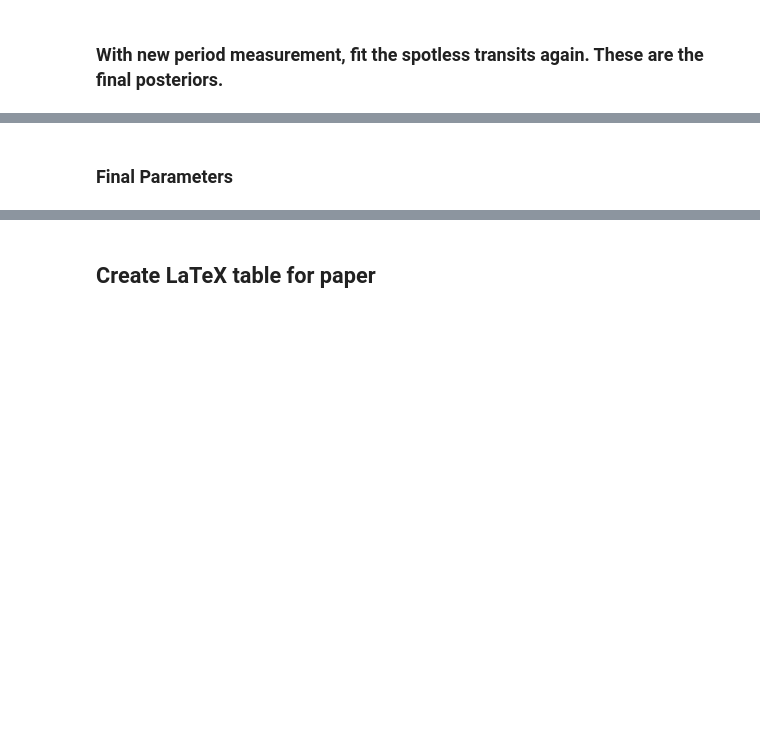
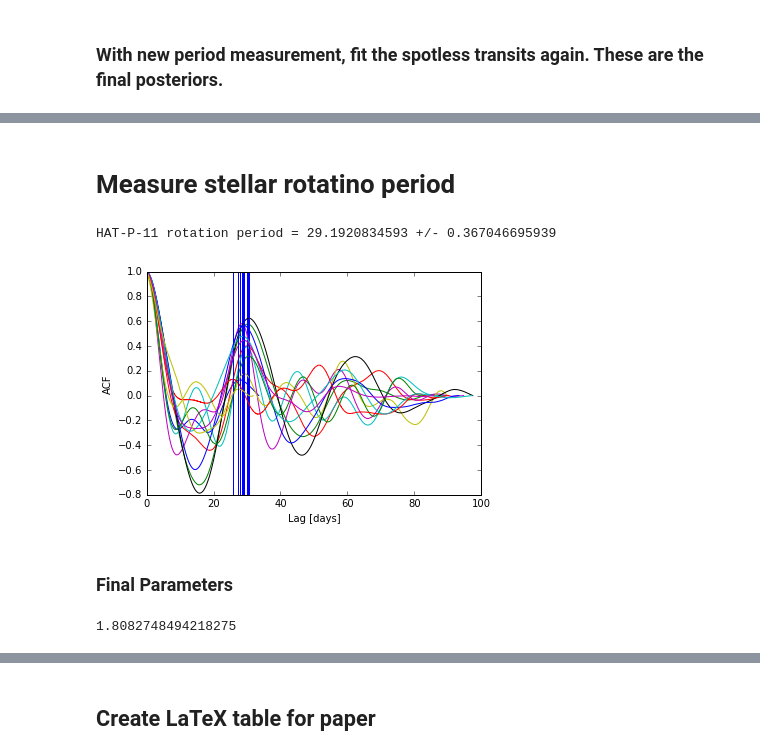
Before and after one commit to bmorris3/starspots, a Jupyter notebook: hat11/fit_transit.ipynb, the cells around one changed output, grey strips where cells are left out. Cells and saved outputs as stored; diff of their text form; code cells hidden in the pictures; blank space fills up the shorter version.

```diff
--- a/hat11/fit_transit.ipynb
+++ b/hat11/fit_transit.ipynb
@@ -265,2 +265,49 @@ $t_0: {2454605.89147}_{-0.000017}^{+0.000020} \\depth: {0.00340}_{-0.00002}^{+0.
+# %% [markdown]
+# Measure stellar rotatino period
+# %%
+from starspots.lightcurve import concatenate_light_curves
+depth = 0.00343
+hat11_params = hat11_params_morris()
+
+# Construct light curve object from the raw data
+whole_lc = LightCurve.from_raw_fits(short_cadence_paths,
+                                    name='HAT11', transit_params=hat11_params)
+whole_lc = LightCurve(name='hat11',
+                      **whole_lc.mask_in_transit(oot_duration_fraction=0.5))
+
+# Compute maxes for each quarter
+available_quarters = whole_lc.get_available_quarters()
+quarters = [whole_lc.get_quarter(q) for q in whole_lc.get_available_quarters()]
+
+for quarter in quarters:
+    quarter.errors /= np.median(quarter.fluxes)
+    quarter.fluxes /= np.median(quarter.fluxes)
+
+normalized_lc = concatenate_light_curves(quarters)
+# %%
+import interpacf
+
+periods = []
+for quarter in quarters:
+    if quarter.quarters[0] != 0:
+        lag, acf = interpacf.interpolated_acf(quarter.times.jd,
+                                              quarter.fluxes - np.median(quarter.fluxes))
+        detected_period = interpacf.dominant_period(lag, acf, min=20, max=40)
+
+        plt.plot(lag, acf/np.max(acf))
+        plt.axvline(detected_period)
+        periods.append(detected_period)
+        plt.xlabel('Lag [days]')
+        plt.ylabel('ACF')
+
+per_rot = np.nanmedian(periods)
+
+print("HAT-P-11 rotation period = {0} +/- {1}"
+      .format(per_rot,
+              np.nanstd(periods)/np.sqrt(len([period for period in periods
+                                         if not np.isnan(period)]))))
+# %% [output]
+HAT-P-11 rotation period = 29.1920834593 +/- 0.367046695939
+[figure, added]
 # %% [markdown]
 ### Final Parameters
@@ -291,3 +370,7 @@ with open('hat11_parameters.json', 'w') as j:
+# %%
+hat11_params_final.rho_star
+# %% [output]
+1.8082748494218275
 # %%
 from starspots.lightcurve import generate_very_simple_model_lc_short as transit_model
 
```
Also changed, not shown: parts of 9 cells of this notebook, 1 other file.
